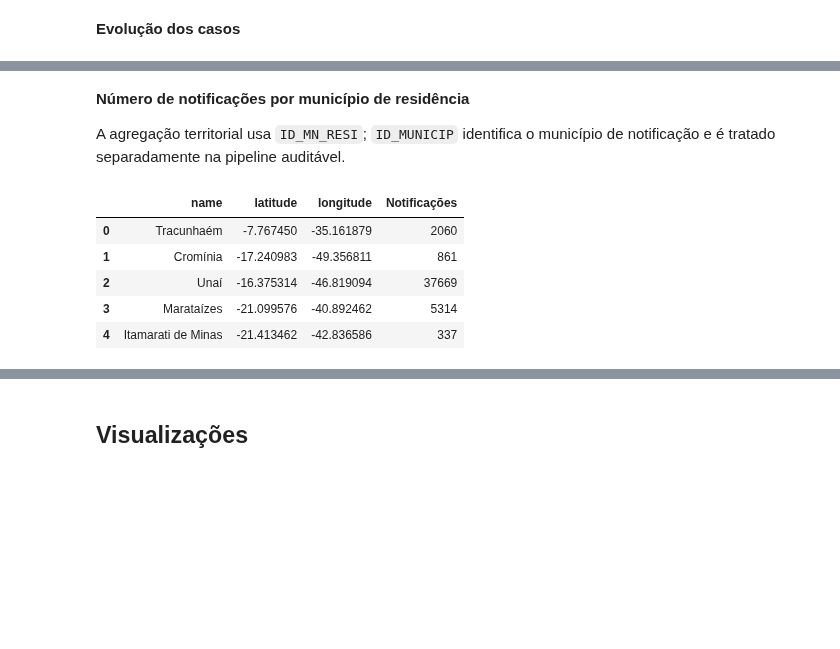
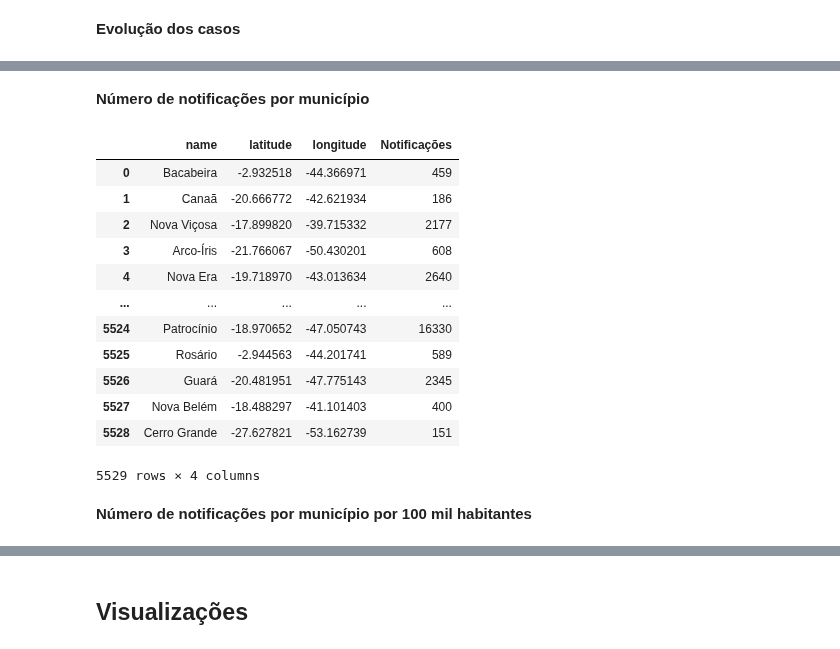
Before and after one commit to Romulol-B/Pysus-IBGE, a Jupyter notebook: sinan.ipynb, the cells around one changed output, grey strips where cells are left out. Cells and saved outputs as stored; diff of their text form; code cells hidden in the pictures; blank space fills up the shorter version.

```diff
--- a/sinan.ipynb
+++ b/sinan.ipynb
@@ -90,0 +104,10 @@ gdf[["id", "name", "latitude", "longitude"]].head()
+# %%
+gdf['id_6'] = gdf['id'].astype(str).str[:-1]
+census = census.merge(
+    gdf[['id_6', 'name']],
+    left_on='MUNIC_RES',
+    right_on='id_6',
+    how='left'
+)
+
+census.drop(labels='id_6', axis=1, inplace=True)
@@ -346,41 +476,41 @@ df_estado
 # %% [markdown]
-**Número de notificações por município de residência**
-
-A agregação territorial usa `ID_MN_RESI`; `ID_MUNICIP` identifica o município de notificação e é tratado separadamente na pipeline auditável.
+**Número de notificações por município**
 # %%
-gdf["id_6"] = gdf["id"].astype(str).str[:6]
-
-municipios_residencia = df.with_columns(
-    pl.col("ID_MN_RESI")
-    .cast(pl.String)
-    .str.strip_chars()
-    .str.replace(r"\.0$", "")
-    .str.slice(0, 6)
-    .alias("codigo_municipio_residencia")
-)
+gdf['id_6'] = gdf['id'].astype(str).str[:-1]
 
 df_municipio = (
-    municipios_residencia
+    df
     .join(
         pl.from_pandas(
-            gdf[["id_6", "name", "latitude", "longitude"]]
+            gdf[['id_6', 'name', 'latitude', 'longitude']]
         ).lazy(),
-        left_on="codigo_municipio_residencia",
-        right_on="id_6",
-        how="left",
+        left_on='ID_MUNICIP',
+        right_on='id_6',
+        how='left'
     )
-    .group_by(["name", "latitude", "longitude"])
-    .agg(pl.len().alias("Notificações"))
-    .drop_nulls("name")
+    .group_by(['name', 'latitude', 'longitude'])
+    .agg(
+        pl.len().alias('Notificações')
+    )
+    .drop_nulls('name')
     .collect()
     .to_pandas()
 )
 
-df_municipio.head()
+df_municipio
 # %% [output]
 |  | name | latitude | longitude | Notificações |
-| 0 | Tracunhaém | -7.767450 | -35.161879 | 2060 |
-| 1 | Cromínia | -17.240983 | -49.356811 | 861 |
-| 2 | Unaí | -16.375314 | -46.819094 | 37669 |
-| 3 | Marataízes | -21.099576 | -40.892462 | 5314 |
-| 4 | Itamarati de Minas | -21.413462 | -42.836586 | 337 |
+| 0 | Bacabeira | -2.932518 | -44.366971 | 459 |
+| 1 | Canaã | -20.666772 | -42.621934 | 186 |
+| 2 | Nova Viçosa | -17.899820 | -39.715332 | 2177 |
+| 3 | Arco-Íris | -21.766067 | -50.430201 | 608 |
+| 4 | Nova Era | -19.718970 | -43.013634 | 2640 |
+| ... | ... | ... | ... | ... |
+| 5524 | Patrocínio | -18.970652 | -47.050743 | 16330 |
+| 5525 | Rosário | -2.944563 | -44.201741 | 589 |
+| 5526 | Guará | -20.481951 | -47.775143 | 2345 |
+| 5527 | Nova Belém | -18.488297 | -41.101403 | 400 |
+| 5528 | Cerro Grande | -27.627821 | -53.162739 | 151 |
+5529 rows × 4 columns
+# %% [markdown]
+**Número de notificações por município por 100 mil habitantes**
```
Also changed, not shown: parts of 30 cells of this notebook, 4 other files.
